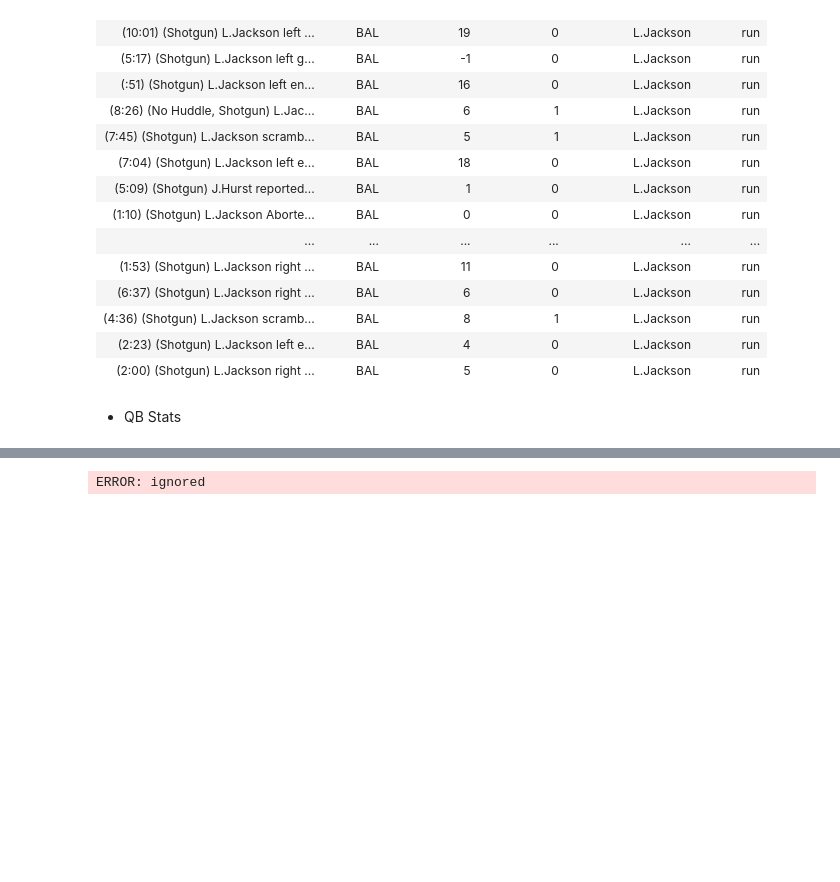
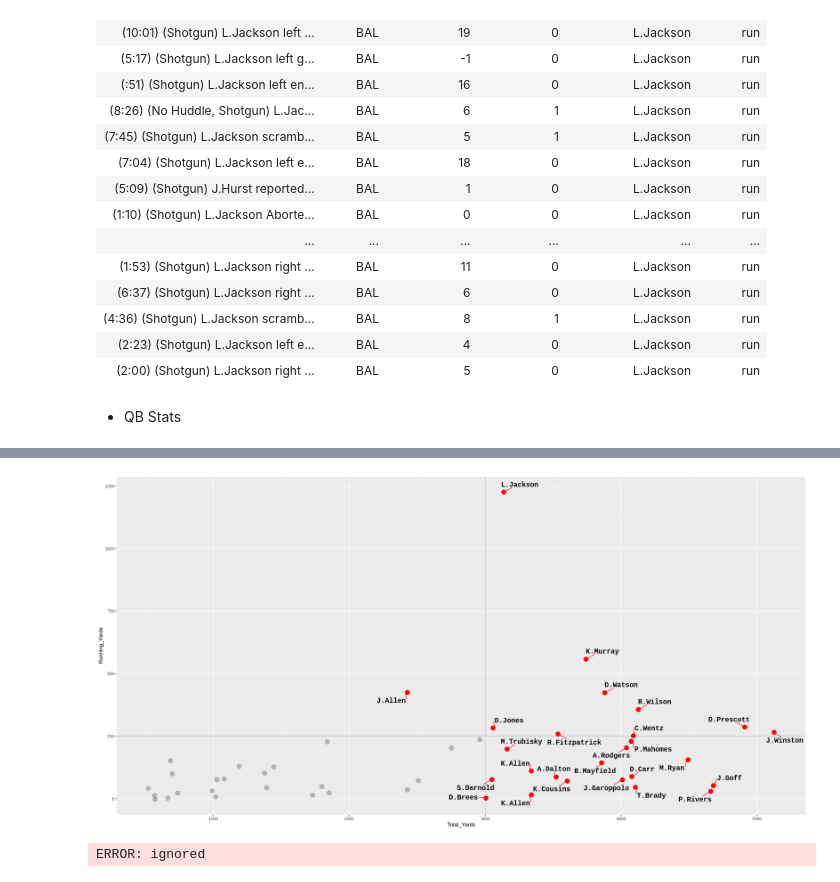
Before and after one commit to rennerm1/NFL-Data-Science-Project, a Jupyter notebook: playingaround.ipynb, the cells around one changed output, grey strips where cells are left out. Saved outputs shown, nothing was run; the diff lists cells and outputs as text; code cells hidden in the pictures; blank space fills up the shorter version.

Commit message:
Plotting dual threat QB WIP v1

```diff
--- a/playingaround.ipynb
+++ b/playingaround.ipynb
@@ -753,3 +760,22 @@ A grouped_df: 49 × 17
+# %%
+options(repr.plot.width=20, repr.plot.height=10)
+
+QB_joined %>%
+  ggplot(aes(x= Total_Yards, y= Running_Yards)) +
+  geom_point(data = QB_joined %>%
+                      filter(Total_Yards < 3000 | Running_Yards < 250),
+              color = "grey20", size = 4, alpha =0.3) +
+  geom_point(data= QB_joined %>%
+                      filter(Total_Yards > 3000 | Running_Yards > 250),
+              color = "red", size= 4) +
+  geom_hline(yintercept = 250, color= "grey20", alpha= 0.3)+
+  geom_vline(xintercept = 3000, color= "grey20", alpha= 0.3) +
+  geom_text_repel(data= QB_joined %>%
+                  filter(Total_Yards > 3000 | Running_Yards > 250),
+                  aes(label= rusher_player_name, family = "Roboto Condensed", fontface= "bold"),
+              seed = 15, size = 5, min.segment.length= 0, segment.color = "red", point.padding = 0.5)
+# %% [output]
+[figure, added]
 # %%
 ## This could be useful in the future for passer analysis
 
```
Also changed, not shown: parts of 2 cells of this notebook.
